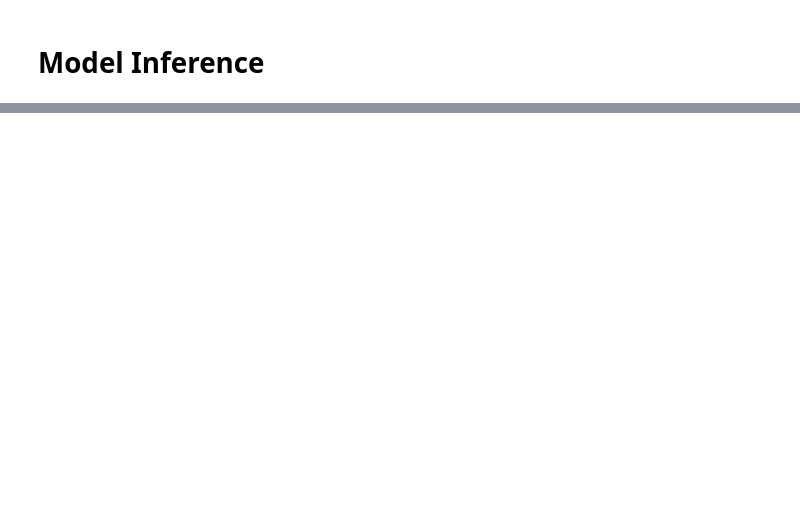
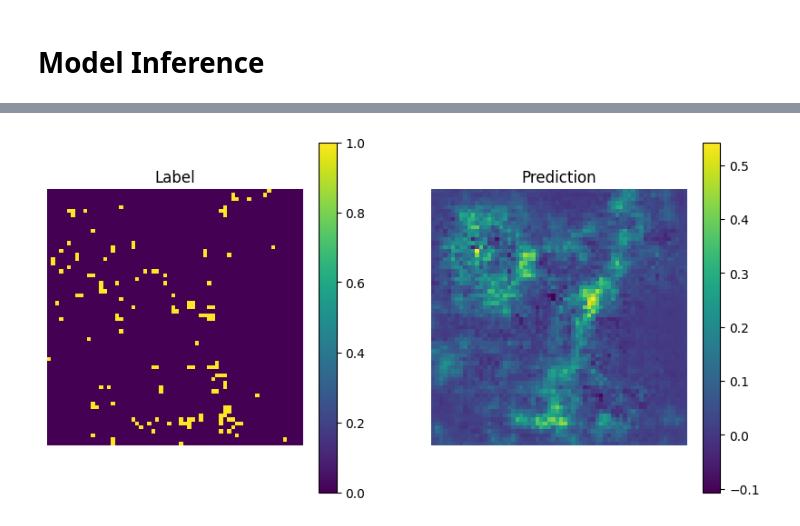
Before and after one commit to thimabru1010/AmazonDeforestation_Prediction, a Jupyter notebook: explore_giov_data.ipynb, the cells around one changed output, grey strips where cells are left out. Saved outputs shown, nothing was run; the diff lists cells and outputs as text; code cells hidden in the pictures; blank space fills up the shorter version.

```diff
--- a/explore_giov_data.ipynb
+++ b/explore_giov_data.ipynb
@@ -329,0 +574,28 @@ tensor(-0.0570) tensor(6.6552) tensor(-0.0374) tensor(2.1840) tensor(-0.0506) te
+# %%
+# Assuming you have image data
+image6 = batch_y[idx_b, 0, 0]  # Replace this with your actual image data
+image6_pred = pred_y[idx_b, 0, 0].cpu().detach().numpy()
+
+# Plotting side by side with colorbar
+fig, axes = plt.subplots(1, 2, figsize=(10, 5))
+
+# Plot image6
+im1 = axes[0].imshow(image6, cmap='viridis')  # Change the colormap if needed
+axes[0].set_title('Label')
+axes[0].axis('off')
+
+# Plot colorbar for image6
+cbar1 = fig.colorbar(im1, ax=axes[0])
+
+# Plot image6_pred
+im2 = axes[1].imshow(image6_pred, cmap='viridis')  # Change the colormap if needed
+axes[1].set_title('Prediction')
+axes[1].axis('off')
+
+# Plot colorbar for image6_pred
+cbar2 = fig.colorbar(im2, ax=axes[1])
+
+plt.show()
+fig.savefig(f'/home/thiago/AmazonDeforestation_Prediction/OpenSTL/tst_data_sample_pred{idx_b}.jpg', dpi=300, bbox_inches='tight')
+# %% [output]
+[figure, added]
```
Also changed, not shown: parts of 9 cells of this notebook, 9 other files.
